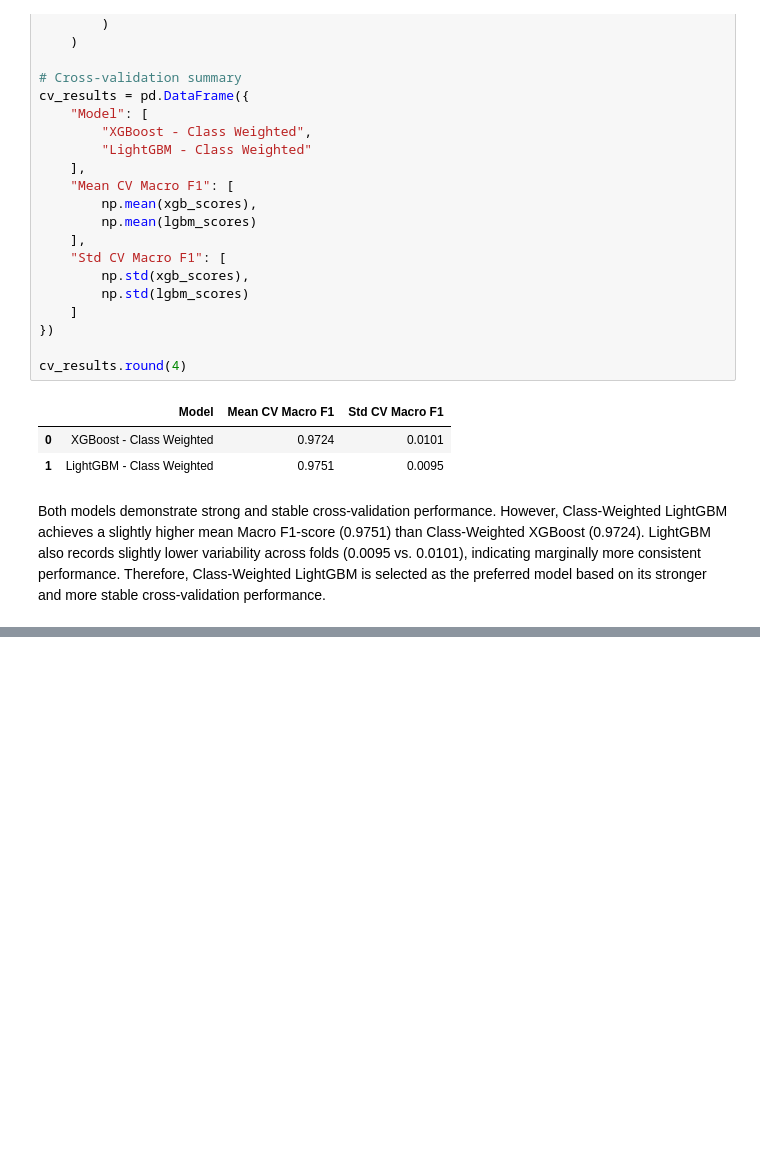
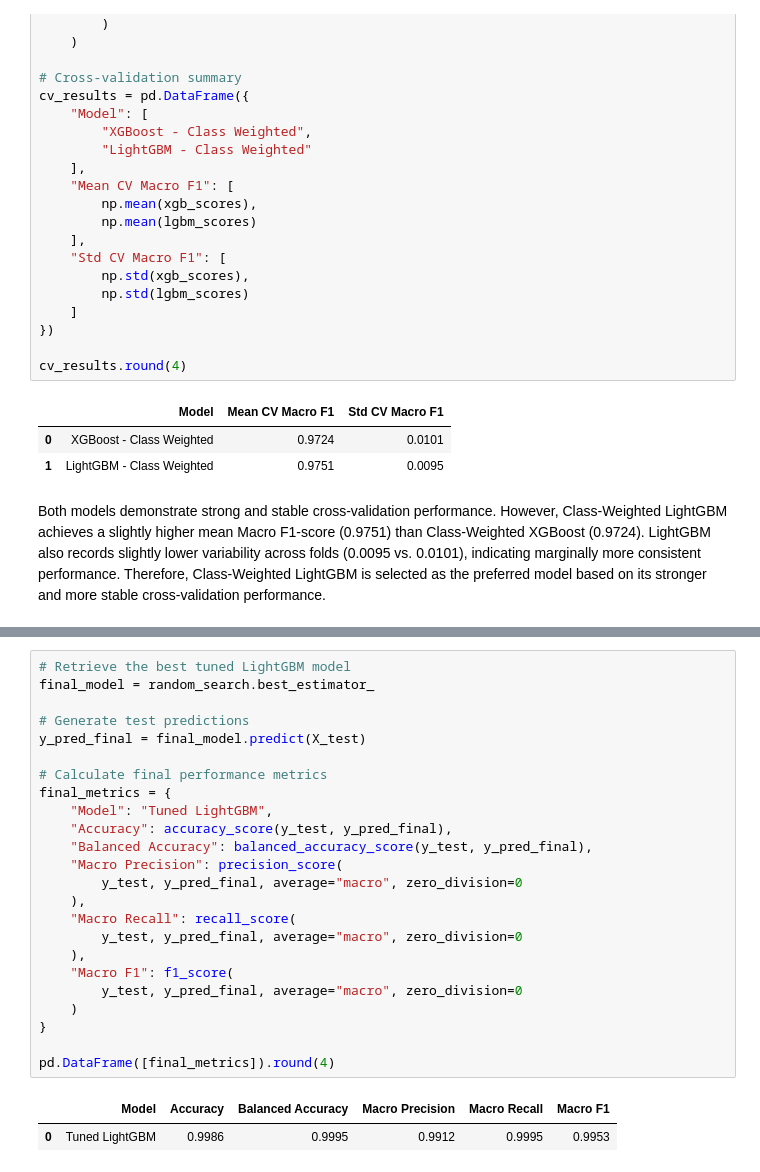
Before and after one commit to byegond-beep/Multi-class-Thyroid-Disease-Classification, a Jupyter notebook: notebook.ipynb, the cells around one changed output, grey strips where cells are left out. Drawn from its saved outputs; the diff is of its cells as text; blank space fills up the shorter version.

```diff
--- a/notebook.ipynb
+++ b/notebook.ipynb
@@ -2326,0 +2418,27 @@ Both models demonstrate strong and stable cross-validation performance. However,
+# %%
+# Retrieve the best tuned LightGBM model
+final_model = random_search.best_estimator_
+
+# Generate test predictions
+y_pred_final = final_model.predict(X_test)
+
+# Calculate final performance metrics
+final_metrics = {
+    "Model": "Tuned LightGBM",
+    "Accuracy": accuracy_score(y_test, y_pred_final),
+    "Balanced Accuracy": balanced_accuracy_score(y_test, y_pred_final),
+    "Macro Precision": precision_score(
+        y_test, y_pred_final, average="macro", zero_division=0
+    ),
+    "Macro Recall": recall_score(
+        y_test, y_pred_final, average="macro", zero_division=0
+    ),
+    "Macro F1": f1_score(
+        y_test, y_pred_final, average="macro", zero_division=0
+    )
+}
+
+pd.DataFrame([final_metrics]).round(4)
+# %% [output]
+|  | Model | Accuracy | Balanced Accuracy | Macro Precision | Macro Recall | Macro F1 |
+| 0 | Tuned LightGBM | 0.9986 | 0.9995 | 0.9912 | 0.9995 | 0.9953 |
```
Also changed, not shown: parts of 13 cells of this notebook.
